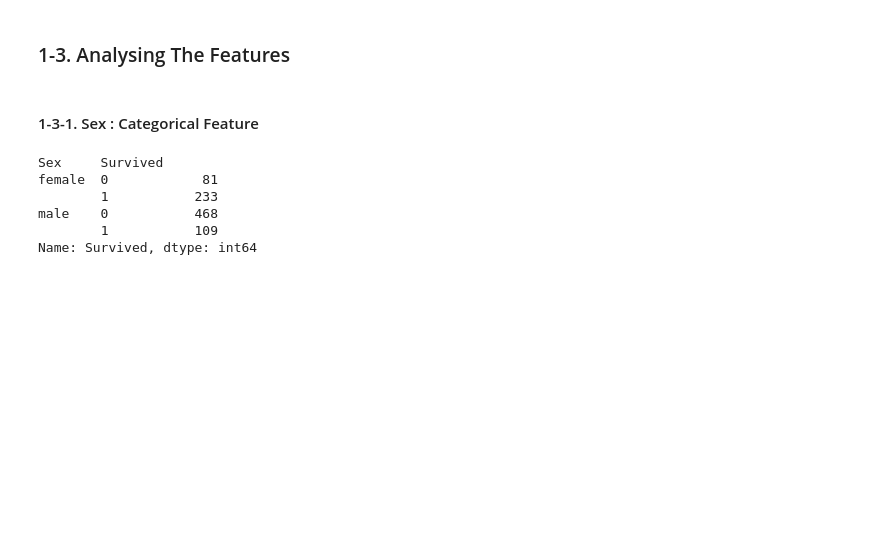
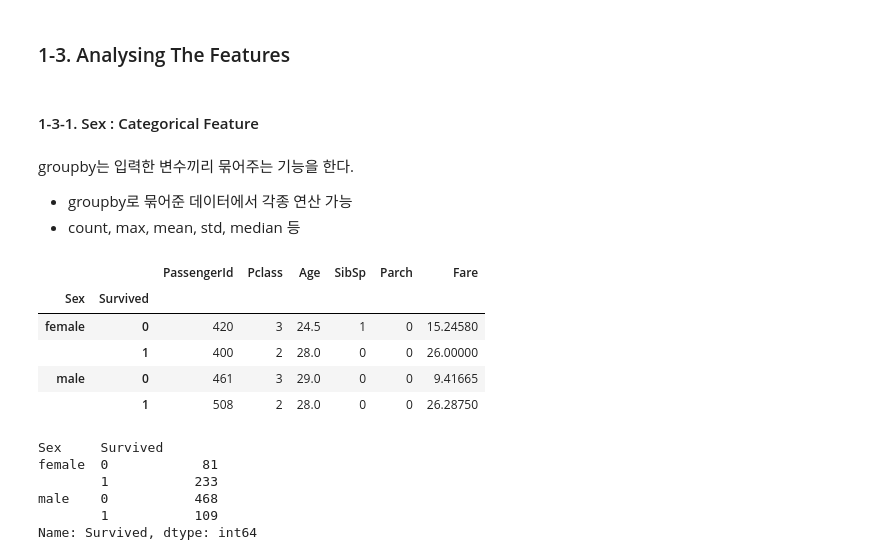
Before and after one commit to ecjang/pages, a Jupyter notebook: Kaggle/001_Binary_Prediction_Titanic.ipynb, the cells around one changed output. Drawn from its saved outputs; the diff is of its cells as text; code cells hidden in the pictures; blank space fills up the shorter version.

```diff
--- a/Kaggle/001_Binary_Prediction_Titanic.ipynb
+++ b/Kaggle/001_Binary_Prediction_Titanic.ipynb
@@ -146,6 +160,19 @@ take values between any two points or between the minimun or maximum value.
 ### 1-3. Analysing The Features
 # %% [markdown]
 #### 1-3-1. Sex : Categorical Feature
+# %% [markdown]
+groupby는 입력한 변수끼리 묶어주는 기능을 한다.
+- groupby로 묶어준 데이터에서 각종 연산 가능
+- count, max, mean, std, median 등
+# %%
+data.groupby(['Sex', 'Survived']).median()
+# %% [output]
+|  |  | PassengerId | Pclass | Age | SibSp | Parch | Fare |
+| Sex | Survived |  |  |  |  |  |  |
+| female | 0 | 420 | 3 | 24.5 | 1 | 0 | 15.24580 |
+|  | 1 | 400 | 2 | 28.0 | 0 | 0 | 26.00000 |
+| male | 0 | 461 | 3 | 29.0 | 0 | 0 | 9.41665 |
+|  | 1 | 508 | 2 | 28.0 | 0 | 0 | 26.28750 |
 # %%
 data.groupby(['Sex', 'Survived'])['Survived'].count()
 # %% [output]
```
Also changed, not shown: parts of 25 cells of this notebook, 1 other file.
